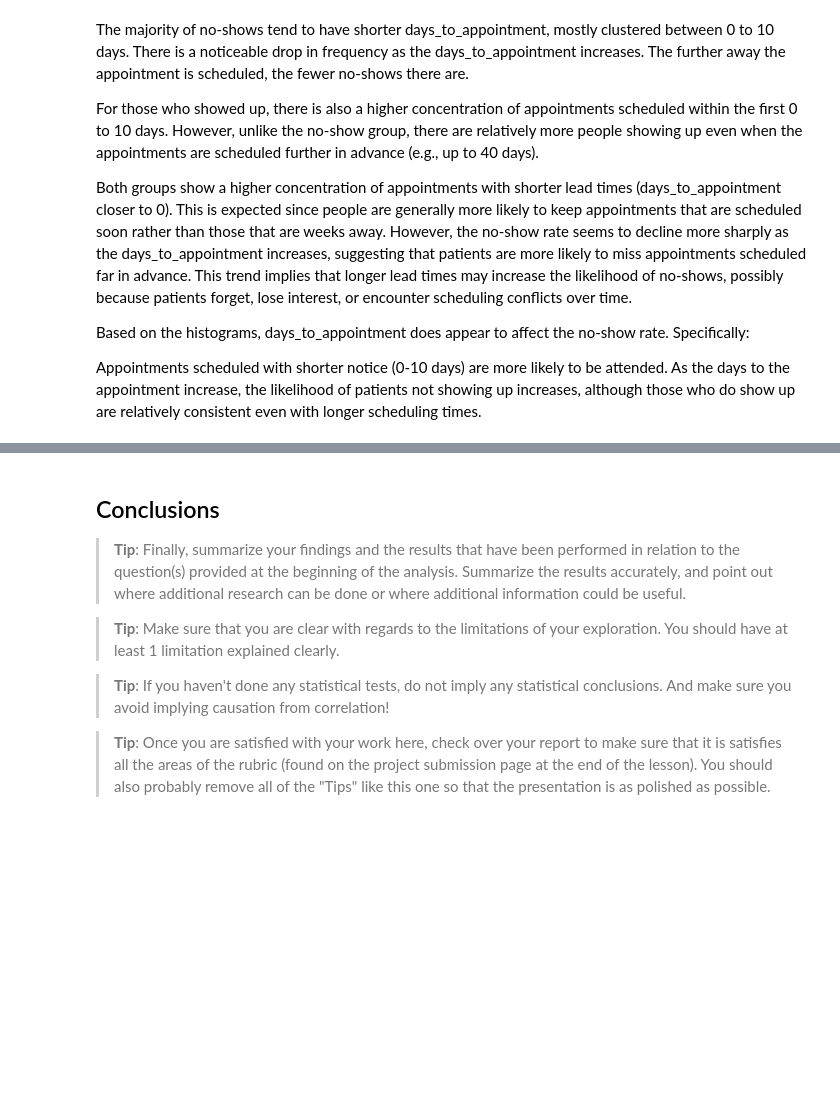
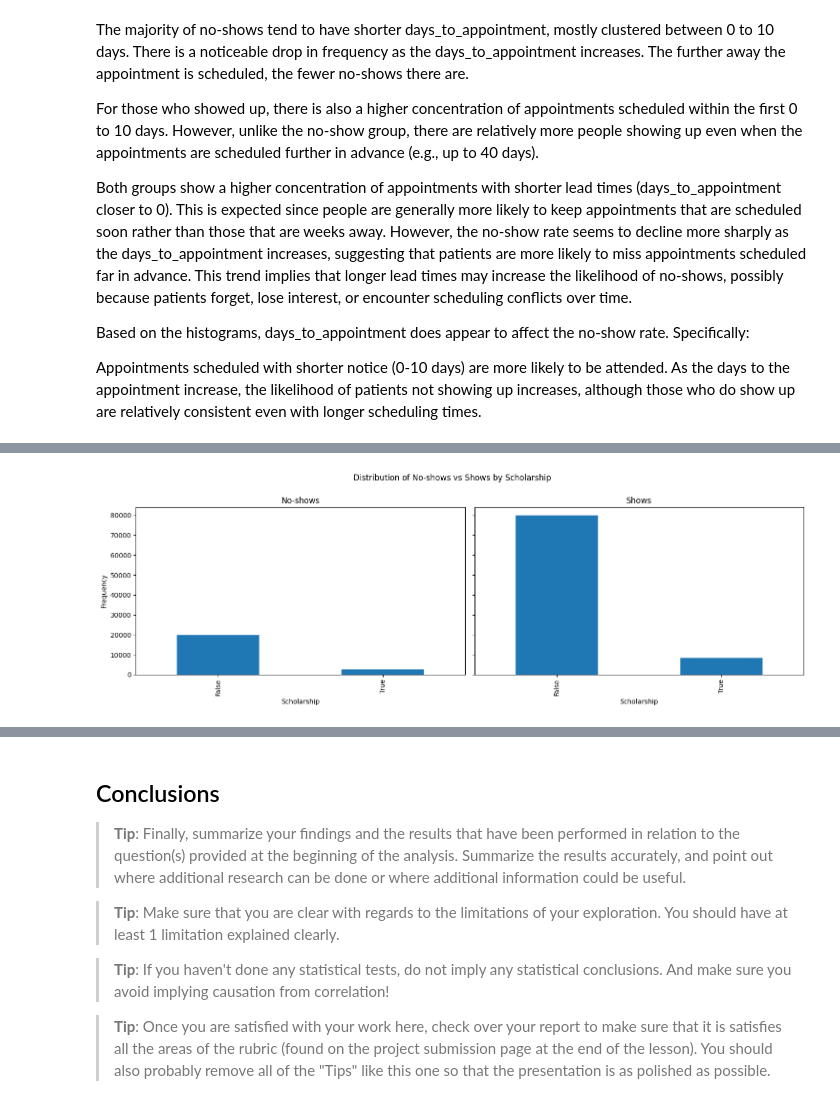
Before and after one commit to obadaDeg/investigate_dataset, a Jupyter notebook: Investigate_a_Dataset.ipynb, the cells around one changed output, grey strips where cells are left out. Drawn from its saved outputs; the diff is of its cells as text; code cells hidden in the pictures; blank space fills up the shorter version.

```diff
--- a/Investigate_a_Dataset.ipynb
+++ b/Investigate_a_Dataset.ipynb
@@ -572,0 +577,23 @@ Objective: Determine whether age, gender, or neighborhood influences no-show rat
+# %%
+def plot_demographic(column, title, rows=1, cols=2, figsize=(15, 5), sharey=True, sharex=False):
+    fig, axes = plt.subplots(rows, cols, figsize=figsize, sharey=sharey, sharex=sharex)
+
+    df_demographic.query('no_show == "Yes"')[column].value_counts().plot(
+        kind=title,
+        ax=axes[0],
+        title="No-shows",
+    )
+    axes[0].set_xlabel(column.capitalize())
+    axes[0].set_ylabel("Frequency")
+
+    df_demographic.query('no_show == "No"')[column].value_counts().plot(
+        kind=title,
+        ax=axes[1],
+        title="Shows",
+    )
+    axes[1].set_xlabel(column.capitalize())
+    axes[1].set_ylabel("Frequency")
+
+    fig.suptitle(f"Distribution of No-shows vs Shows by {column.capitalize()}", y=1)
+    plt.tight_layout()
+    plt.show()
@@ -572,0 +655,4 @@ Objective: Determine whether age, gender, or neighborhood influences no-show rat
+# %%
+plot_demographic('scholarship', 'bar')
+# %% [output]
+[figure, added]
```
Also changed, not shown: parts of 11 cells of this notebook.
